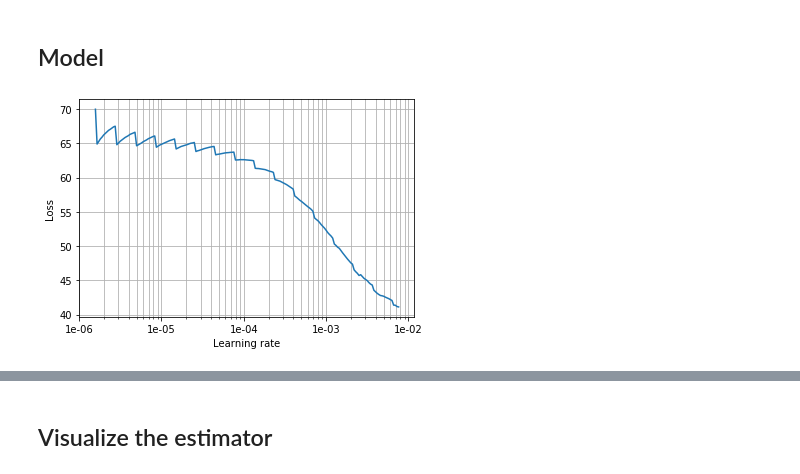
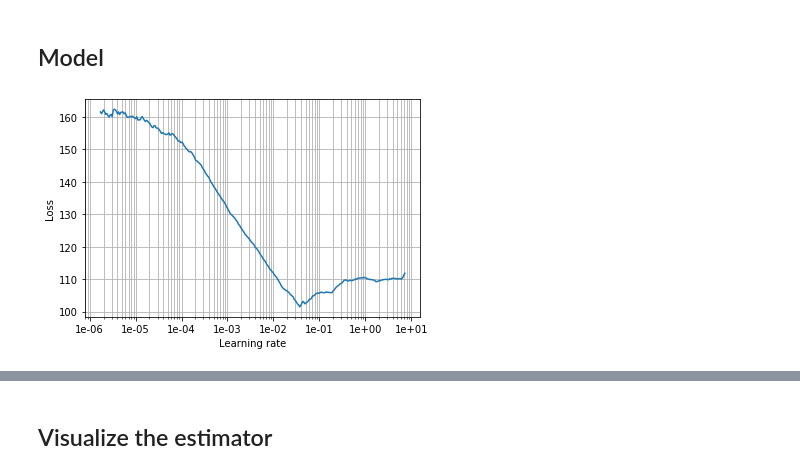
Before and after one commit to zhihanyang2022/bishop1995_notes, a Jupyter notebook: c6_error_functions/conditional_density_estimation_using_gmm_and_nn_demo.ipynb, the cells around one changed output, grey strips where cells are left out. Drawn from its saved outputs; the diff is of its cells as text; code cells hidden in the pictures.

```diff
--- a/c6_error_functions/conditional_density_estimation_using_gmm_and_nn_demo.ipynb
+++ b/c6_error_functions/conditional_density_estimation_using_gmm_and_nn_demo.ipynb
@@ -64,2 +72,2 @@ def train_test_split(xs, ys, train_prop):
 # %%
-(x_train, y_train), (x_valid, y_valid), valid_idxs = train_test_split(xs, ys, 0.8)
+(x_train, y_train), (x_valid, y_valid) = train_test_split(xs, ys, 0.8)
@@ -76,6 +78,6 @@ x_train.shape, y_train.shape, x_valid.shape, y_valid.shape
 # %%
-train_ds = TensorDataset(torch.from_numpy(x_train).cuda(), torch.from_numpy(y_train).cuda())
-valid_ds = TensorDataset(torch.from_numpy(x_valid).cuda(), torch.from_numpy(y_valid).cuda())
+train_ds = TensorDataset(torch.from_numpy(x_train), torch.from_numpy(y_train))
+valid_ds = TensorDataset(torch.from_numpy(x_valid), torch.from_numpy(y_valid))
 train_dl = DataLoader(train_ds, batch_size=64, shuffle=True)
 valid_dl = DataLoader(valid_ds, batch_size=64, shuffle=False)
 # %% [markdown]
@@ -161,7 +163,7 @@ class CDEstimator(nn.Module):
 # %%
 def get_densities_under_gmm(mixing_coeffs, means, variances, t):
 
-    probas = torch.zeros(t.size(0)).cuda()
+    probas = torch.zeros(t.size(0))
 
     num_components = mixing_coeffs.size(1)
     output_dim = t.size(1)
@@ -172,7 +174,7 @@ def get_densities_under_gmm(mixing_coeffs, means, variances, t):
             (
                 (2 * np.pi) ** (output_dim / 2) * (variances[:, j] ** 0.5) ** output_dim
             )
-        ) * torch.exp(- torch.norm(t - means[:, j], dim=1) / (2 * variances[:, j]))
+        ) * torch.exp(- torch.norm(t - means[:, j], dim=1) ** 2 / (2 * variances[:, j]))
 
     return probas
 # %%
@@ -189,7 +191,7 @@ def get_model(num_components):
 num_components = 3
 
 model, opt = get_model(num_components)
-learn = Learner(train_dl, valid_dl, model.cuda(), nll_loss, opt)
+learn = Learner(train_dl, valid_dl, model, nll_loss, opt)
 
 loss_cb = LossCallback()
 cb_handler = CallbackHandler(cbs=[loss_cb])
@@ -198,8 +200,8 @@ trainer = Trainer(learn=learn, cb_handler=cb_handler)
 # %%
 # crucial to success: make sure to reset this step; it gives a very poor start to training because it ends up with high loss
 # or set final_value to be very small
-trainer.find_lr(beta=0.98, final_value=1e-2, num_itr=200)
+trainer.find_lr(beta=0.98, final_value=10, num_itr=300)
 # %% [output]
-[figure, old version]
+[figure, new version]
 # %%
 trainer.set_lr(1e-3)
```
Also changed, not shown: parts of 23 cells of this notebook, 3 other files.
